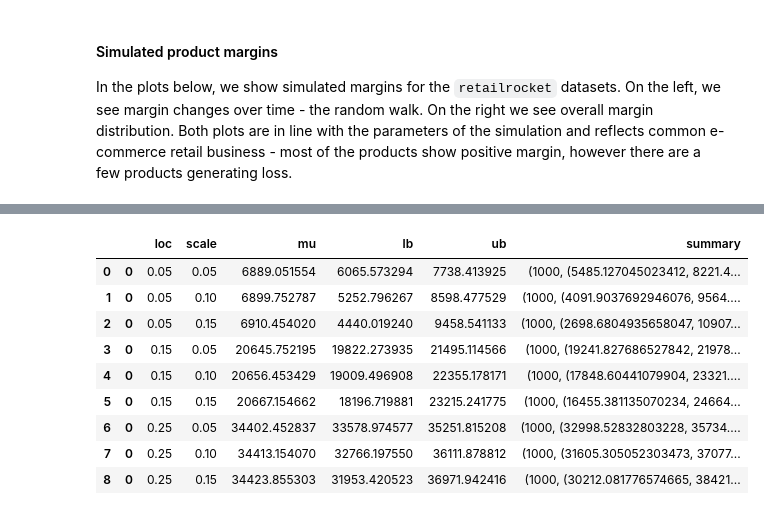
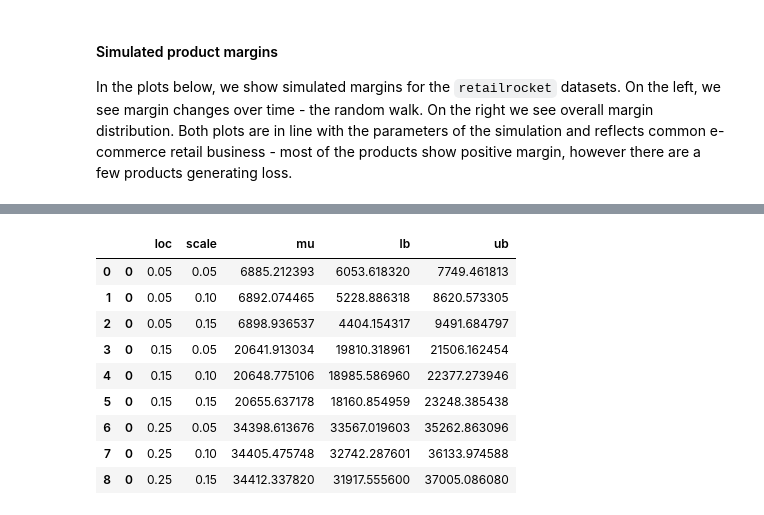
Before and after one commit to fridrichmrtn/churn-modeling, a Jupyter notebook: jupyters/customer-profit.ipynb, the cells around one changed output, grey strips where cells are left out. Drawn from its saved outputs; the diff is of its cells as text; code cells hidden in the pictures.

```diff
--- a/jupyters/customer-profit.ipynb
+++ b/jupyters/customer-profit.ipynb
@@ -64,7 +67,7 @@ def get_purchases(path="../data/raw/retailrocket/events"):
         pd.to_timedelta(purchases["event_time"].dt.dayofweek, unit="d")
     return purchases
 
-def get_cap(purchases, margins, target_size=4):
+def get_cust_value(purchases, margins, target_size=4):
     purchases = purchases.merge(margins, on=["product_id","date"], how="inner")
     purchases["profit"] = purchases.revenue*purchases.margin
     purchases = purchases.groupby(["user_id", "week_start"], as_index=False)\
@@ -74,9 +77,9 @@ def get_cap(purchases, margins, target_size=4):
         .merge(purchases, on=["user_id", "week_start"], how="left")\
             .fillna(0).sort_values("week_start")\
                 .rename(columns={"week_start":"date"})
-    user_cap["cap"] = target_size*user_cap.groupby("user_id").profit.cumsum()/\
+    user_cap["cv"] = target_size*user_cap.groupby("user_id").profit.cumsum()/\
         (user_cap.groupby("user_id").cumcount()+1)
-    return user_cap.loc[:,["user_id", "date", "cap"]]
+    return user_cap.loc[:,["user_id", "date", "cv"]]
 # %% [markdown]
 #### Simulated product margins
 
@@ -115,6 +119,6 @@ Now, with estimated margins one can take a look at development of customer's cum
 # %%
-user_cap =  get_cap(purchases, margins, target_size=4)
-plot_conf = {"x":"date", "y":"cap", "hue":"user_id", "labs":{"x":"date", "y":"$CAP^i_t$"}}
-plot_simulated_data(user_cap, plot_conf)
-stats.describe(user_cap.cap)
+cust_profit =  get_cust_value(purchases, margins, target_size=4)
+plot_conf = {"x":"date", "y":"cv", "hue":"user_id", "labs":{"x":"date", "y":"$CV^i_t$"}}
+plot_simulated_data(cust_profit, plot_conf)
+stats.describe(cust_profit.cv)
 # %% [output]
@@ -127,26 +131,26 @@ In order to examine how the simulation parameters relate to $CAP$, we construct
 # %%
-def simulate_cap(purchases, loc, scale, seed=0):
+def simulate_cust_value(purchases, loc, scale, seed=0):
     np.random.seed(seed)
     dates = purchases.sort_values("week_start").week_start.unique()
     products = purchases.product_id.unique()
     margins = simulate_margin(products, dates, loc, scale)
     margins = pd.melt(margins, id_vars=["product_id"],
             var_name="date", value_name="margin")
-    user_cap = get_cap(purchases, margins, 4)
+    cust_profit = get_cust_value(purchases, margins, 4)
     # NOTE: one can get full distribution just by omitting the next step
-    user_cap = pd.DataFrame([[loc, scale, seed, user_cap.cap.mean(), user_cap.cap.std()]],
-        columns=["loc","scale", "seed", "cap", "sigma"])
-    return user_cap
+    cust_profit = pd.DataFrame([[loc, scale, seed, cust_profit.cv.mean(), cust_profit.cv.std()]],
+        columns=["loc","scale", "seed", "cv", "sigma"])
+    return cust_profit
 
-def para_scap(params):
-    return simulate_cap(purchases,
+def para_scv(params):
+    return simulate_cust_value(purchases,
         params[0], params[1], params[2])
 
 def get_sim_stats(df):
     loc = df["loc"].unique()[0]
     scale = df["scale"].unique()[0]
-    mu =  df["cap"].mean()
-    lb, ub =  np.percentile(df["cap"], q=[2.5, 97.5])
-    ads = stats.describe(df["cap"])
+    mu =  df["cv"].mean()
+    lb, ub =  np.percentile(df["cv"], q=[2.5, 97.5])
+    ads = stats.describe(df["cv"])
     return pd.DataFrame([[loc, scale, mu, lb, ub, ads]], columns=["loc","scale","mu","lb","ub","summary"])
 # %% [markdown]
@@ -154,24 +158,24 @@ From print-out below, we can see that the changes in $E(CAP)$ are mostly driven
 # %%
 # simulate
 mu_range = [0.05,0.15,0.25]
 sigma_range = [0.05, 0.1, 0.15]
 seed_range = np.random.randint(low=0, high=2**16, size=1000) # sim no
 
 with Pool(4) as poo:
-    sensitivity_simulation = poo.map(para_scap,
+    sensitivity_simulation = poo.map(para_scv,
         product(mu_range, sigma_range, seed_range))
 sensitivity_simulation =  pd.concat(sensitivity_simulation)
 sensitivity_summary = sensitivity_simulation.groupby(
     ["loc","scale"], as_index=False).apply(get_sim_stats)
-sensitivity_summary
+sensitivity_summary.loc[:,["loc","scale","mu", "lb", "ub"]]
 # %% [output]
-|  |  | loc | scale | mu | lb | ub | summary |
-| 0 | 0 | 0.05 | 0.05 | 6889.051554 | 6065.573294 | 7738.413925 | (1000, (5485.127045023412, 8221.4... |
-| 1 | 0 | 0.05 | 0.10 | 6899.752787 | 5252.796267 | 8598.477529 | (1000, (4091.9037692946076, 9564.... |
-| 2 | 0 | 0.05 | 0.15 | 6910.454020 | 4440.019240 | 9458.541133 | (1000, (2698.6804935658047, 10907... |
-| 3 | 0 | 0.15 | 0.05 | 20645.752195 | 19822.273935 | 21495.114566 | (1000, (19241.827686527842, 21978... |
-| 4 | 0 | 0.15 | 0.10 | 20656.453429 | 19009.496908 | 22355.178171 | (1000, (17848.60441079904, 23321.... |
-| 5 | 0 | 0.15 | 0.15 | 20667.154662 | 18196.719881 | 23215.241775 | (1000, (16455.381135070234, 24664... |
-| 6 | 0 | 0.25 | 0.05 | 34402.452837 | 33578.974577 | 35251.815208 | (1000, (32998.52832803228, 35734.... |
-| 7 | 0 | 0.25 | 0.10 | 34413.154070 | 32766.197550 | 36111.878812 | (1000, (31605.305052303473, 37077... |
-| 8 | 0 | 0.25 | 0.15 | 34423.855303 | 31953.420523 | 36971.942416 | (1000, (30212.081776574665, 38421... |
+|  |  | loc | scale | mu | lb | ub |
+| 0 | 0 | 0.05 | 0.05 | 6885.212393 | 6053.618320 | 7749.461813 |
+| 1 | 0 | 0.05 | 0.10 | 6892.074465 | 5228.886318 | 8620.573305 |
+| 2 | 0 | 0.05 | 0.15 | 6898.936537 | 4404.154317 | 9491.684797 |
+| 3 | 0 | 0.15 | 0.05 | 20641.913034 | 19810.318961 | 21506.162454 |
+| 4 | 0 | 0.15 | 0.10 | 20648.775106 | 18985.586960 | 22377.273946 |
+| 5 | 0 | 0.15 | 0.15 | 20655.637178 | 18160.854959 | 23248.385438 |
+| 6 | 0 | 0.25 | 0.05 | 34398.613676 | 33567.019603 | 35262.863096 |
+| 7 | 0 | 0.25 | 0.10 | 34405.475748 | 32742.287601 | 36133.974588 |
+| 8 | 0 | 0.25 | 0.15 | 34412.337820 | 31917.555600 | 37005.086080 |
```
Also changed, not shown: parts of 6 cells of this notebook.
